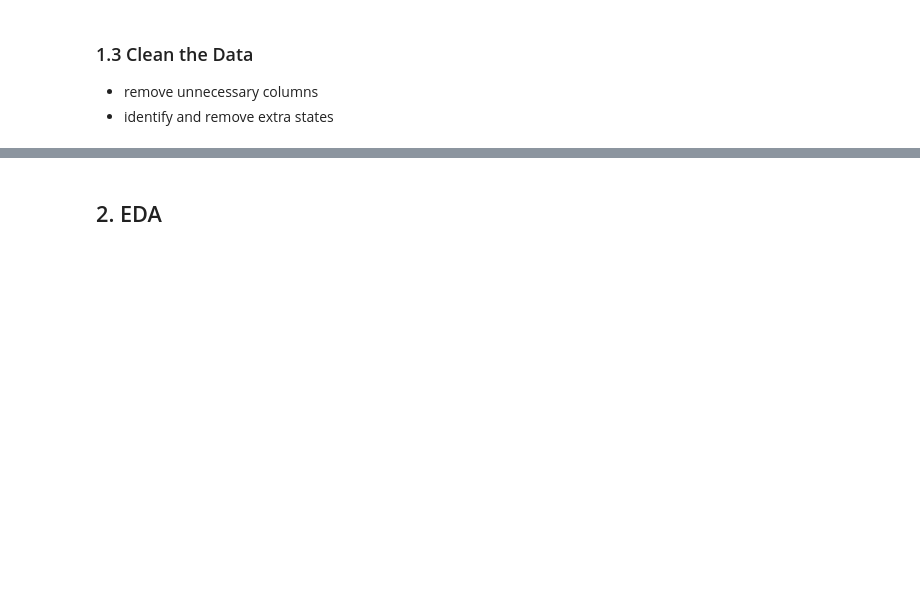
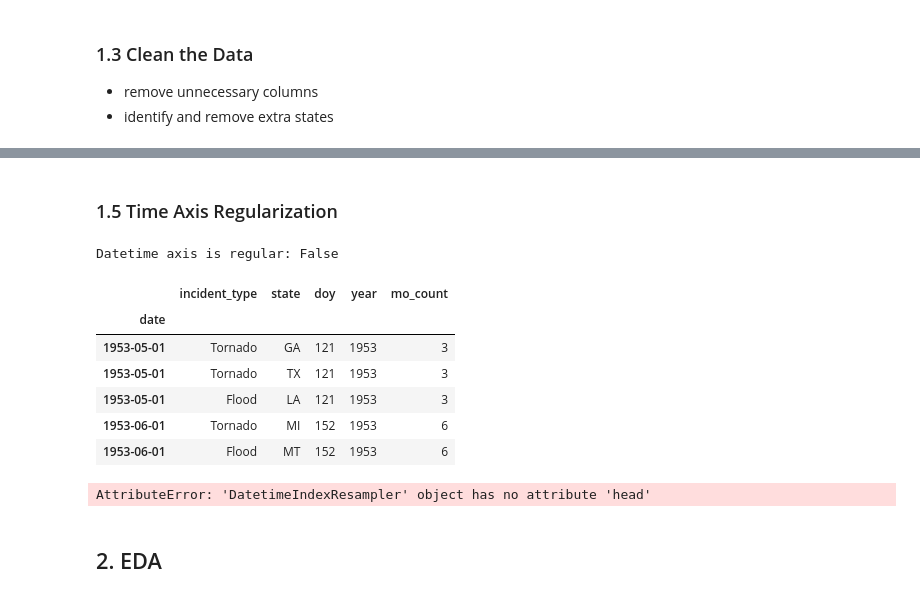
Before and after one commit to helloklow/natural_disasters, a Jupyter notebook: notebooks/low_eda.ipynb, the cells around one changed output, grey strips where cells are left out. Cells and saved outputs as stored; diff of their text form; code cells hidden in the pictures; blank space fills up the shorter version.

```diff
--- a/notebooks/low_eda.ipynb
+++ b/notebooks/low_eda.ipynb
@@ -69,3 +123,33 @@ df.describe()
+# %% [markdown]
+### 1.5 Time Axis Regularization
+# %%
+# Check if dtm axis is regular
+dtm_df=subset_df.set_index('date')
+
+# Take the difference across the dtm index
+diff=np.diff(dtm_df.index.to_numpy())
+
+# Check that all of the differences are equal
+equally_spaced=np.all(diff==diff[0])
+
+print(f'Datetime axis is regular: {equally_spaced}')
+dtm_df.head()
+# %% [output]
+Datetime axis is regular: False
+|  | incident_type | state | doy | year | mo_count |
+| date |  |  |  |  |  |
+| 1953-05-01 | Tornado | GA | 121 | 1953 | 3 |
+| 1953-05-01 | Tornado | TX | 121 | 1953 | 3 |
+| 1953-05-01 | Flood | LA | 121 | 1953 | 3 |
+| 1953-06-01 | Tornado | MI | 152 | 1953 | 6 |
+| 1953-06-01 | Flood | MT | 152 | 1953 | 6 |
+# %%
+# Set index to declaration_dtm, group by 'state', and sum the monthly (ME) incidents
+resampled_df=dtm_df.resample('ME')
+
+resampled_df.head()
+# %% [output]
+AttributeError: 'DatetimeIndexResampler' object has no attribute 'head'
 # %% [markdown]
 ## 2. EDA
 # %% [markdown]
```
Also changed, not shown: parts of 9 cells of this notebook, 1 other file.
